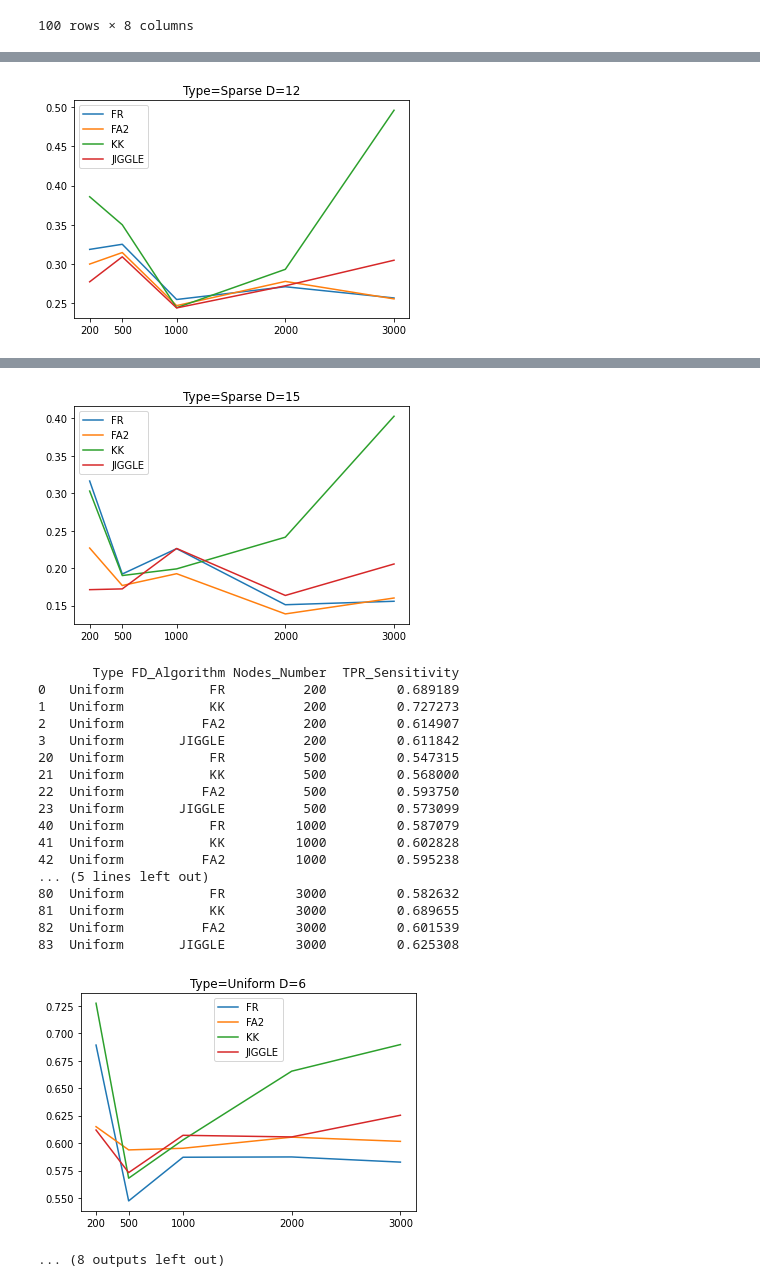
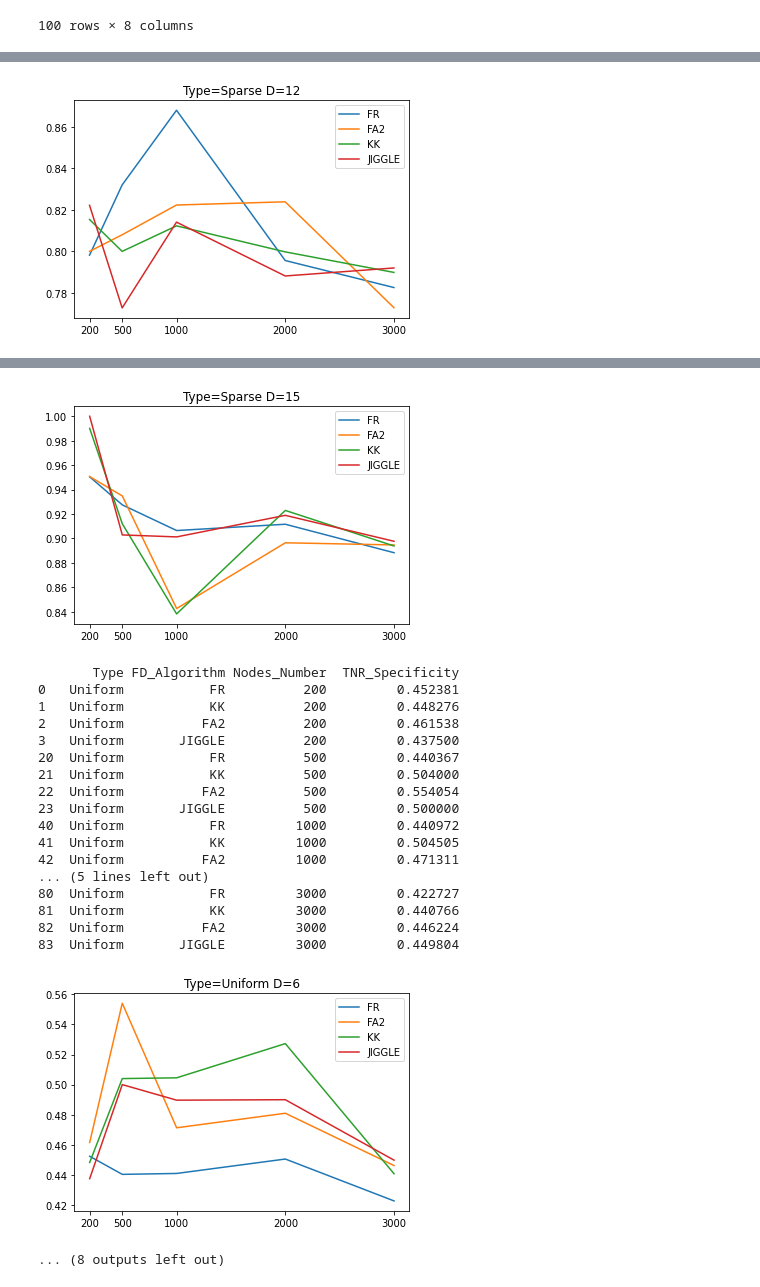
Before and after one commit to UMkashingHui/MyExperiments, a Jupyter notebook: Programs/Sensitivity/Result2Graph.ipynb, the cells around one changed output, grey strips where cells are left out. Cells and saved outputs as stored; diff of their text form; code cells hidden in the pictures.

```diff
--- a/Programs/Sensitivity/Result2Graph.ipynb
+++ b/Programs/Sensitivity/Result2Graph.ipynb
@@ -105,12 +140,23 @@ def drawSensitivityGraphWithSameDegree(_type, _degree, df_result):
 # %%
-drawSensitivityGraphWithSameDegree('Sparse', 6, df_sparse_splitted)
-drawSensitivityGraphWithSameDegree('Sparse', 8, df_sparse_splitted)
-drawSensitivityGraphWithSameDegree('Sparse', 10, df_sparse_splitted)
-drawSensitivityGraphWithSameDegree('Sparse', 12, df_sparse_splitted)
-drawSensitivityGraphWithSameDegree('Sparse', 15, df_sparse_splitted)
-drawSensitivityGraphWithSameDegree('Uniform', 6, df_uniform_splitted)
-drawSensitivityGraphWithSameDegree('Uniform', 8, df_uniform_splitted)
-drawSensitivityGraphWithSameDegree('Uniform', 10, df_uniform_splitted)
-drawSensitivityGraphWithSameDegree('Uniform', 12, df_uniform_splitted)
-drawSensitivityGraphWithSameDegree('Uniform', 15, df_uniform_splitted)
+# drawSensitivityGraphWithSameDegree('Sparse', 6, df_sparse_splitted)
+# drawSensitivityGraphWithSameDegree('Sparse', 8, df_sparse_splitted)
+# drawSensitivityGraphWithSameDegree('Sparse', 10, df_sparse_splitted)
+# drawSensitivityGraphWithSameDegree('Sparse', 12, df_sparse_splitted)
+# drawSensitivityGraphWithSameDegree('Sparse', 15, df_sparse_splitted)
+# drawSensitivityGraphWithSameDegree('Uniform', 6, df_uniform_splitted)
+# drawSensitivityGraphWithSameDegree('Uniform', 8, df_uniform_splitted)
+# drawSensitivityGraphWithSameDegree('Uniform', 10, df_uniform_splitted)
+# drawSensitivityGraphWithSameDegree('Uniform', 12, df_uniform_splitted)
+# drawSensitivityGraphWithSameDegree('Uniform', 15, df_uniform_splitted)
+
+drawSpecificityGraphWithSameDegree('Sparse', 6, df_sparse_splitted)
+drawSpecificityGraphWithSameDegree('Sparse', 8, df_sparse_splitted)
+drawSpecificityGraphWithSameDegree('Sparse', 10, df_sparse_splitted)
+drawSpecificityGraphWithSameDegree('Sparse', 12, df_sparse_splitted)
+drawSpecificityGraphWithSameDegree('Sparse', 15, df_sparse_splitted)
+drawSpecificityGraphWithSameDegree('Uniform', 6, df_uniform_splitted)
+drawSpecificityGraphWithSameDegree('Uniform', 8, df_uniform_splitted)
+drawSpecificityGraphWithSameDegree('Uniform', 10, df_uniform_splitted)
+drawSpecificityGraphWithSameDegree('Uniform', 12, df_uniform_splitted)
+drawSpecificityGraphWithSameDegree('Uniform', 15, df_uniform_splitted)
 # %% [output]
@@ -188 +234 @@ drawSensitivityGraphWithSameDegree('Uniform', 15, df_uniform_splitted)
-[figure, old version]
+[figure, new version]
@@ -206,20 +252,20 @@ drawSensitivityGraphWithSameDegree('Uniform', 15, df_uniform_splitted)
-[figure, old version]
+[figure, new version]
-       Type FD_Algorithm Nodes_Number  TPR_Sensitivity
-0   Uniform           FR          200         0.689189
-1   Uniform           KK          200         0.727273
-2   Uniform          FA2          200         0.614907
-3   Uniform       JIGGLE          200         0.611842
-20  Uniform           FR          500         0.547315
-21  Uniform           KK          500         0.568000
-22  Uniform          FA2          500         0.593750
-23  Uniform       JIGGLE          500         0.573099
-40  Uniform           FR         1000         0.587079
-41  Uniform           KK         1000         0.602828
-42  Uniform          FA2         1000         0.595238
+       Type FD_Algorithm Nodes_Number  TNR_Specificity
+0   Uniform           FR          200         0.452381
+1   Uniform           KK          200         0.448276
+2   Uniform          FA2          200         0.461538
+3   Uniform       JIGGLE          200         0.437500
+20  Uniform           FR          500         0.440367
+21  Uniform           KK          500         0.504000
+22  Uniform          FA2          500         0.554054
+23  Uniform       JIGGLE          500         0.500000
+40  Uniform           FR         1000         0.440972
+41  Uniform           KK         1000         0.504505
+42  Uniform          FA2         1000         0.471311
 ... (5 lines left out)
-80  Uniform           FR         3000         0.582632
-81  Uniform           KK         3000         0.689655
-82  Uniform          FA2         3000         0.601539
-83  Uniform       JIGGLE         3000         0.625308
+80  Uniform           FR         3000         0.422727
+81  Uniform           KK         3000         0.440766
+82  Uniform          FA2         3000         0.446224
+83  Uniform       JIGGLE         3000         0.449804
-[figure, old version]
+[figure, new version]
 ... (8 outputs left out)
```
Also changed, not shown: parts of 2 cells of this notebook, 27 other files.
